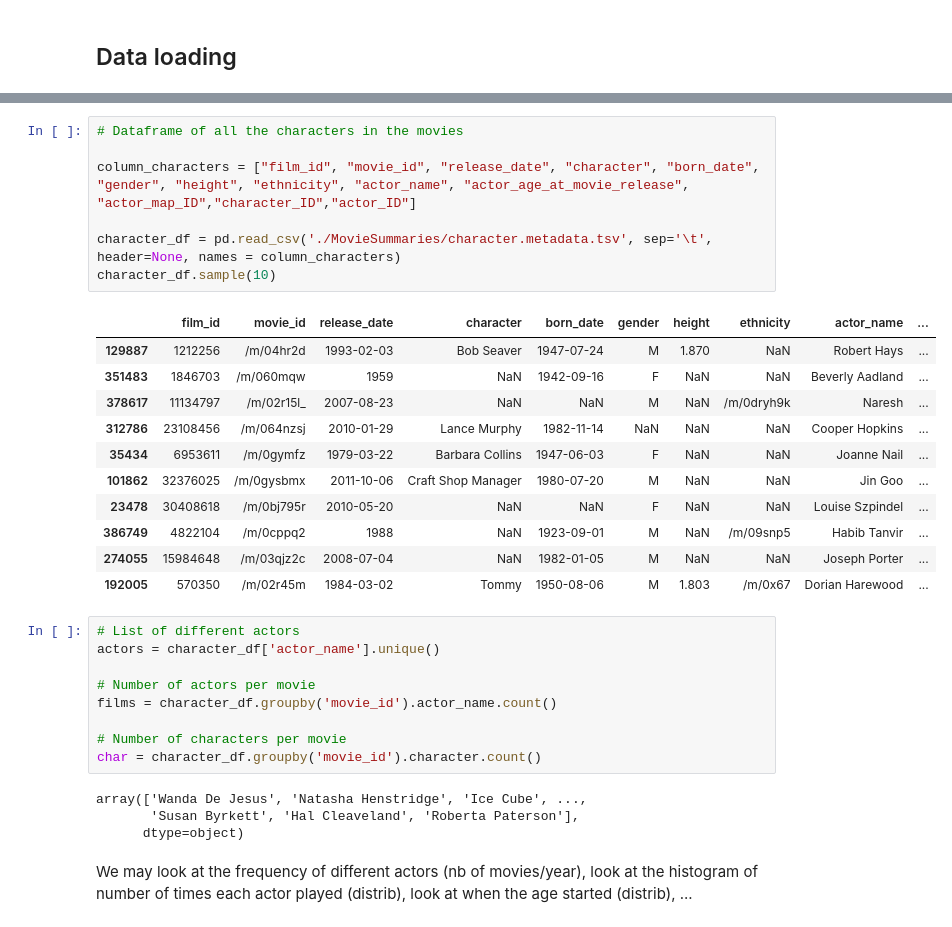
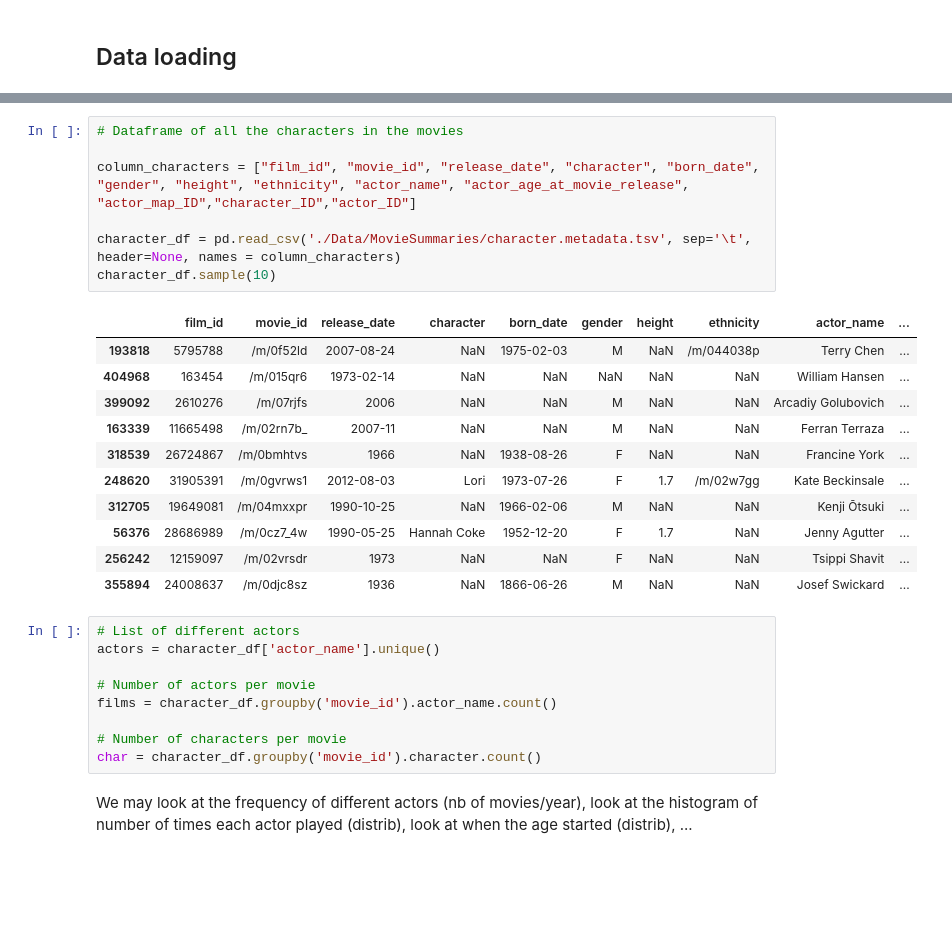
Before and after one commit to epfl-ada/ada-2023-project-datacuisiniers, a Jupyter notebook: p2_Malo.ipynb, the cells around one changed output, grey strips where cells are left out. Saved outputs shown, nothing was run; the diff lists cells and outputs as text; blank space fills up the shorter version.

```diff
--- a/p2_Malo.ipynb
+++ b/p2_Malo.ipynb
@@ -33,22 +36,22 @@ korean_movies.head()
 # %%
 # Dataframe of all the characters in the movies
 
 column_characters = ["film_id", "movie_id", "release_date", "character", "born_date", "gender", "height", "ethnicity", "actor_name", "actor_age_at_movie_release", "actor_map_ID","character_ID","actor_ID"]
 
-character_df = pd.read_csv('./MovieSummaries/character.metadata.tsv', sep='\t', header=None, names = column_characters)
+character_df = pd.read_csv('./Data/MovieSummaries/character.metadata.tsv', sep='\t', header=None, names = column_characters)
 character_df.sample(10)
 # %% [output]
 |  | film_id | movie_id | release_date | character | born_date | gender | height | ethnicity | actor_name | ... |
-| 129887 | 1212256 | /m/04hr2d | 1993-02-03 | Bob Seaver | 1947-07-24 | M | 1.870 | NaN | Robert Hays | ... |
-| 351483 | 1846703 | /m/060mqw | 1959 | NaN | 1942-09-16 | F | NaN | NaN | Beverly Aadland | ... |
-| 378617 | 11134797 | /m/02r15l_ | 2007-08-23 | NaN | NaN | M | NaN | /m/0dryh9k | Naresh | ... |
-| 312786 | 23108456 | /m/064nzsj | 2010-01-29 | Lance Murphy | 1982-11-14 | NaN | NaN | NaN | Cooper Hopkins | ... |
-| 35434 | 6953611 | /m/0gymfz | 1979-03-22 | Barbara Collins | 1947-06-03 | F | NaN | NaN | Joanne Nail | ... |
-| 101862 | 32376025 | /m/0gysbmx | 2011-10-06 | Craft Shop Manager | 1980-07-20 | M | NaN | NaN | Jin Goo | ... |
-| 23478 | 30408618 | /m/0bj795r | 2010-05-20 | NaN | NaN | F | NaN | NaN | Louise Szpindel | ... |
-| 386749 | 4822104 | /m/0cppq2 | 1988 | NaN | 1923-09-01 | M | NaN | /m/09snp5 | Habib Tanvir | ... |
-| 274055 | 15984648 | /m/03qjz2c | 2008-07-04 | NaN | 1982-01-05 | M | NaN | NaN | Joseph Porter | ... |
-| 192005 | 570350 | /m/02r45m | 1984-03-02 | Tommy | 1950-08-06 | M | 1.803 | /m/0x67 | Dorian Harewood | ... |
+| 193818 | 5795788 | /m/0f52ld | 2007-08-24 | NaN | 1975-02-03 | M | NaN | /m/044038p | Terry Chen | ... |
+| 404968 | 163454 | /m/015qr6 | 1973-02-14 | NaN | NaN | NaN | NaN | NaN | William Hansen | ... |
+| 399092 | 2610276 | /m/07rjfs | 2006 | NaN | NaN | M | NaN | NaN | Arcadiy Golubovich | ... |
+| 163339 | 11665498 | /m/02rn7b_ | 2007-11 | NaN | NaN | M | NaN | NaN | Ferran Terraza | ... |
+| 318539 | 26724867 | /m/0bmhtvs | 1966 | NaN | 1938-08-26 | F | NaN | NaN | Francine York | ... |
+| 248620 | 31905391 | /m/0gvrws1 | 2012-08-03 | Lori | 1973-07-26 | F | 1.7 | /m/02w7gg | Kate Beckinsale | ... |
+| 312705 | 19649081 | /m/04mxxpr | 1990-10-25 | NaN | 1966-02-06 | M | NaN | NaN | Kenji Ōtsuki | ... |
+| 56376 | 28686989 | /m/0cz7_4w | 1990-05-25 | Hannah Coke | 1952-12-20 | F | 1.7 | NaN | Jenny Agutter | ... |
+| 256242 | 12159097 | /m/02vrsdr | 1973 | NaN | NaN | F | NaN | NaN | Tsippi Shavit | ... |
+| 355894 | 24008637 | /m/0djc8sz | 1936 | NaN | 1866-06-26 | M | NaN | NaN | Josef Swickard | ... |
 # %%
 # List of different actors
 actors = character_df['actor_name'].unique()
@@ -58,10 +61,6 @@ films = character_df.groupby('movie_id').actor_name.count()
 
 # Number of characters per movie
 char = character_df.groupby('movie_id').character.count()
-# %% [output]
-array(['Wanda De Jesus', 'Natasha Henstridge', 'Ice Cube', ...,
-       'Susan Byrkett', 'Hal Cleaveland', 'Roberta Paterson'],
-      dtype=object)
 # %% [markdown]
 We may look at the frequency of different actors (nb of movies/year), look at the histogram of number of times each actor played (distrib), look at when the age started (distrib), ...
 # %% [markdown]
```
Also changed, not shown: parts of 12 cells of this notebook.
